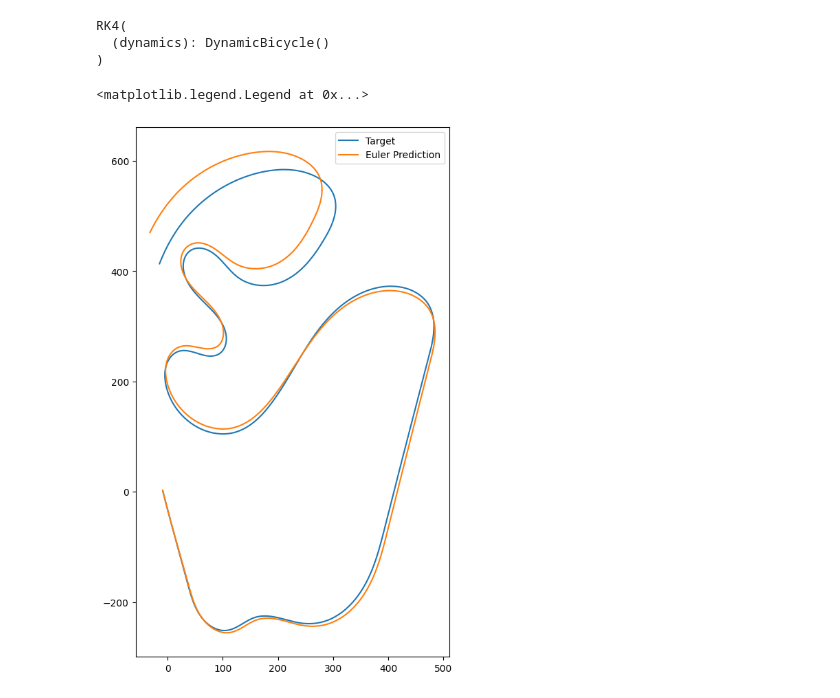
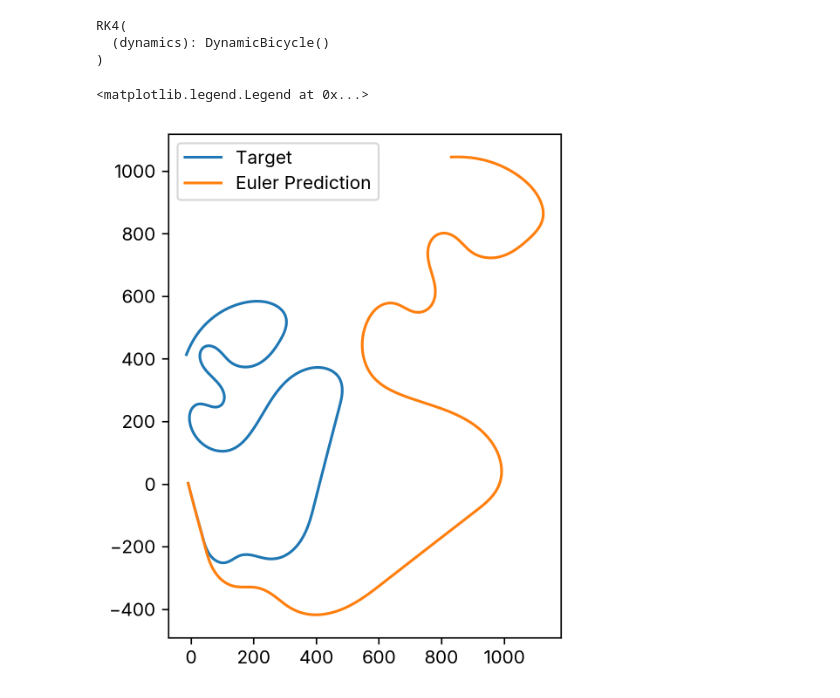
Before and after one commit to nandantumu/PIT, a Jupyter notebook: bin/ModelFitting.ipynb, the cells around one changed output. Drawn from its saved outputs; the diff is of its cells as text; code cells hidden in the pictures.

Commit message:
Figures for extended abstract

```diff
--- a/bin/ModelFitting.ipynb
+++ b/bin/ModelFitting.ipynb
@@ -96,28 +96,28 @@ params = {
     'Cr0': 2.1469,
     'Cr2': 0.0,
 }
-params.update({
-    "lf" : 0.8839200139045715,
-    "lr" : 1.5087599754333496,
-    "Iz" : 1771.53857421875,
-    "mass" : 701.0275268554688,
-    "Df" : 4041.601318359375,
-    "Cf" : 1.4304611682891846,
-    "Bf" : 18.741268157958984,
-    "Dr" : 3652.13427734375,
-    "Cr" : 0.7047927379608154,
-    "Br" : 27.620542526245117,
-    "Cm" : 0.5324415564537048,
-    "Cr0" : 10.995059967041016,
-    "Cr2" : -0.03063417412340641,
-})
+# params.update({
+#     "lf" : 0.8839200139045715,
+#     "lr" : 1.5087599754333496,
+#     "Iz" : 1771.53857421875,
+#     "mass" : 701.0275268554688,
+#     "Df" : 4041.601318359375,
+#     "Cf" : 1.4304611682891846,
+#     "Bf" : 18.741268157958984,
+#     "Dr" : 3652.13427734375,
+#     "Cr" : 0.7047927379608154,
+#     "Br" : 27.620542526245117,
+#     "Cm" : 0.5324415564537048,
+#     "Cr0" : 10.995059967041016,
+#     "Cr2" : -0.03063417412340641,
+# })
 dynamics = DynamicBicycle(**params)
 #dynamics = torch.load("fitted_model.pt")
 # <---- FIX PHYSICAL PARAMS     ---->
 dynamics.lf.requires_grad = False
 dynamics.lr.requires_grad = False
-dynamics.mass.requires_grad = True
-dynamics.Iz.requires_grad = True
+dynamics.mass.requires_grad = False
+dynamics.Iz.requires_grad = False
 dynamics.Df.requires_grad = True
 dynamics.Cf.requires_grad = True
 dynamics.Bf.requires_grad = True
@@ -138,19 +138,19 @@ RK4(
 )
 # %%
 with torch.no_grad():
-    euler_output_states = euler_integrator(initial_state, control_inputs)
+    initial_guess_output_states = rk4_integrator(initial_state, control_inputs)
 # %%
 # %%
-fig, ax = plt.subplots(1, 1, figsize=(10,10))
+fig, ax = plt.subplots(1, 1, figsize=(5,5))
 LEN=20000
 ax.plot(target_states[:LEN, 0].cpu().numpy(), target_states[:LEN, 1].cpu().numpy(), label="Target")
-ax.plot(euler_output_states[:LEN, 0].detach().cpu().numpy(), euler_output_states[:LEN, 1].detach().cpu().numpy(), label="Euler Prediction")
+ax.plot(initial_guess_output_states[:LEN, 0].detach().cpu().numpy(), initial_guess_output_states[:LEN, 1].detach().cpu().numpy(), label="Euler Prediction")
 #ax.plot(rk4_output_states[:LEN, 0].detach().cpu().numpy(), rk4_output_states[:LEN, 1].detach().cpu().numpy(), label="RK4 Prediction")
 ax.set_aspect(1.0)
 ax.legend()
 # %% [output]
 <matplotlib.legend.Legend at 0x...>
-[figure, old version]
+[figure, new version]
 # %%
 # %%
 from tqdm.auto import tqdm
```
Also changed, not shown: parts of 6 cells of this notebook, 1 other file.
